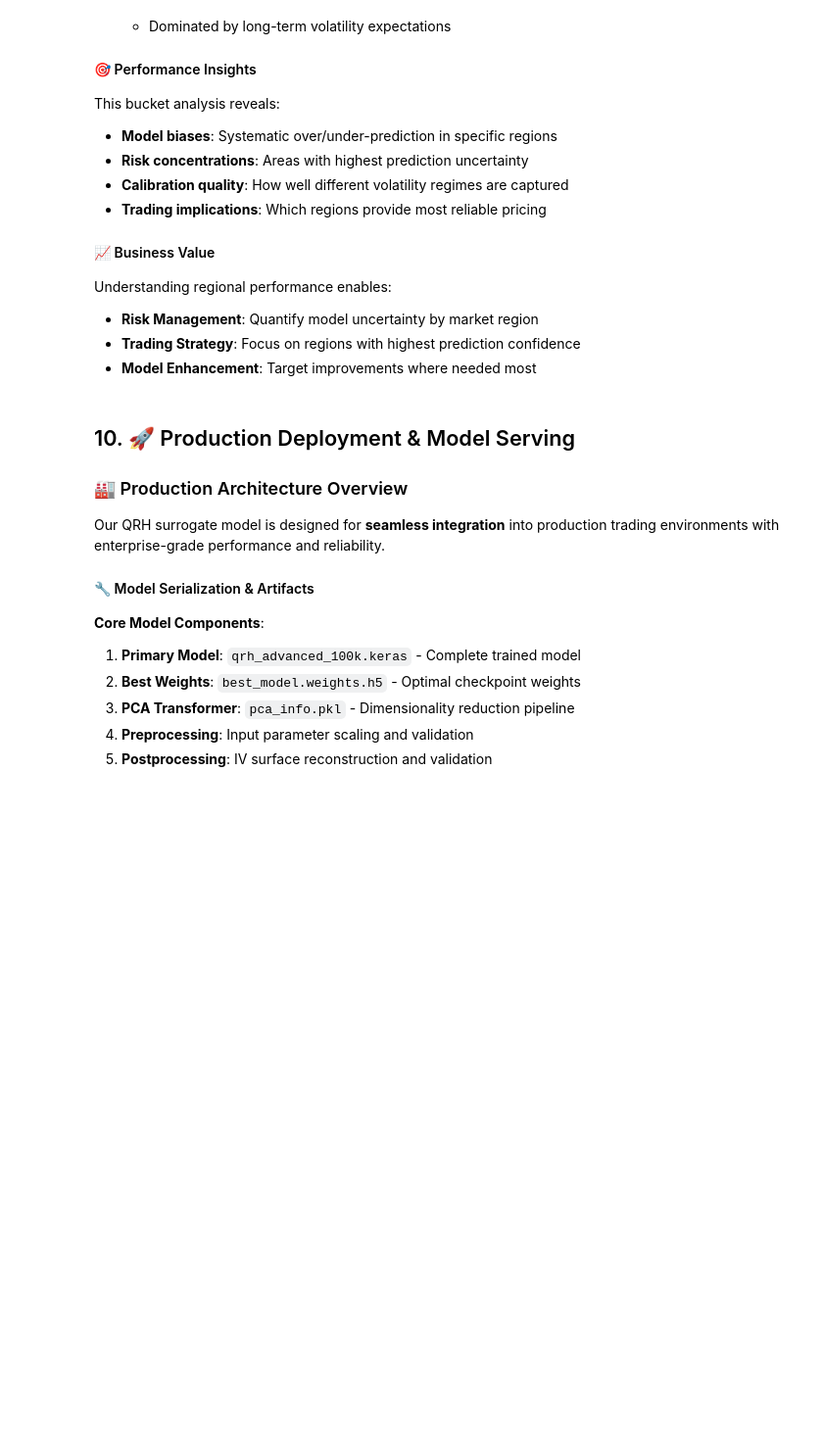
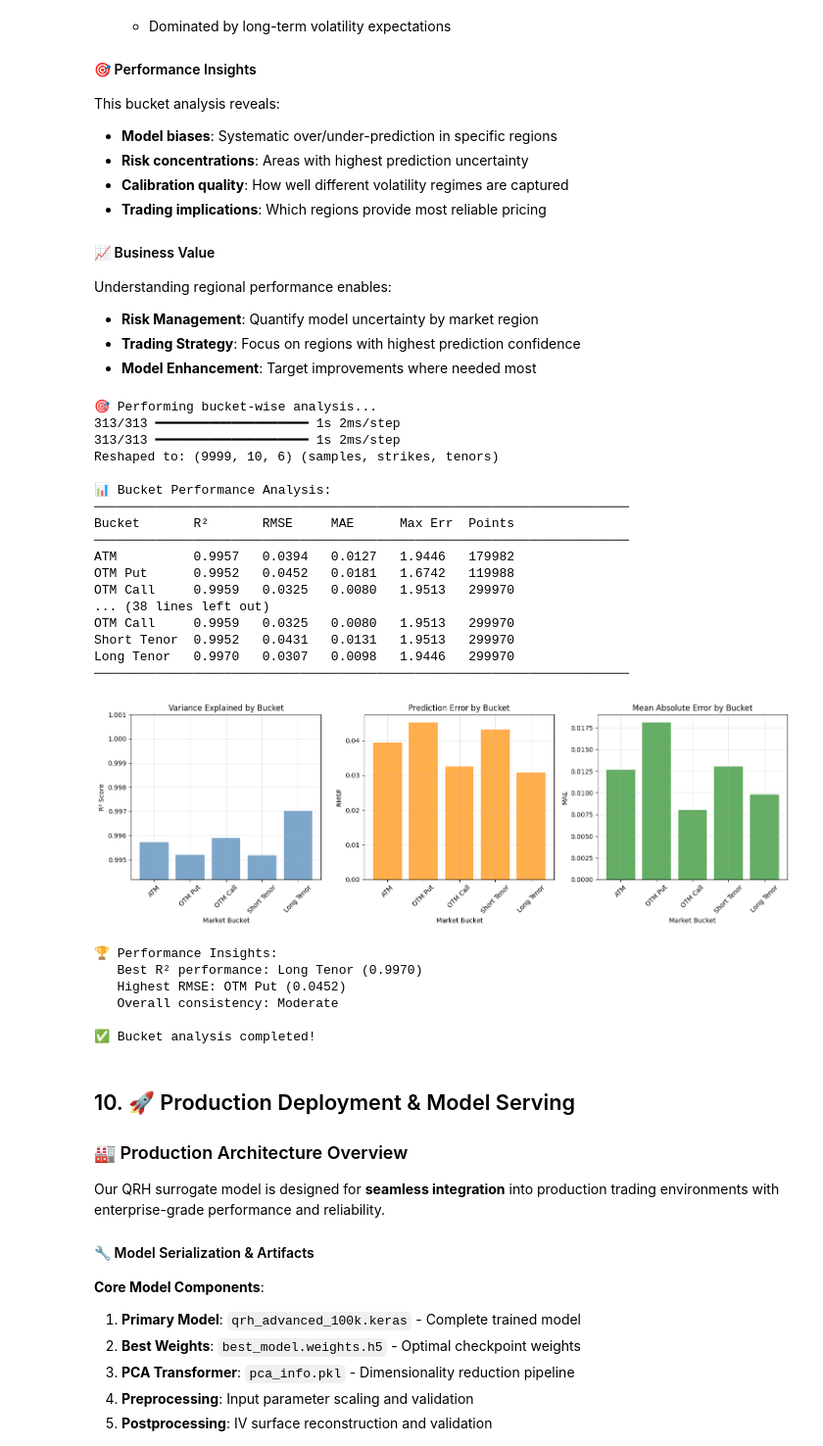
Before and after one commit to dylanng3/qrh-dl-calibration, a Jupyter notebook: notebooks/pipeline.ipynb, the cells around one changed output. Shown at 98% size. Saved outputs shown, nothing was run; the diff lists cells and outputs as text; code cells hidden in the pictures; blank space fills up the shorter version.

```diff
--- a/notebooks/pipeline.ipynb
+++ b/notebooks/pipeline.ipynb
@@ -1002,21 +1156,25 @@ print("🎯 Performing bucket-wise analysis...")
 strikes = np.array([0.8, 0.9, 0.95, 1.0, 1.05, 1.1, 1.2, 1.3, 1.4, 1.5])  # Moneyness
 tenors = np.array([30, 60, 90, 180, 270, 360]) / 365.0  # Years
 
-# Reshape predictions and targets for bucket analysis
-n_samples = test_y.shape[0]
+# Reshape predictions and targets for bucket analysis - USE VALIDATION SET LIKE TRAINING.PY
+n_samples = y_val_raw.shape[0]  # Use validation set like training.py
 n_strikes, n_tenors = len(strikes), len(tenors)
 
 # Ensure we have correct dimensions
 expected_features = n_strikes * n_tenors
-if test_y.shape[1] != expected_features:
-    print(f"⚠️ Adjusting grid size: Expected {expected_features}, got {test_y.shape[1]}")
+if y_val_raw.shape[1] != expected_features:
+    print(f"⚠️ Adjusting grid size: Expected {expected_features}, got {y_val_raw.shape[1]}")
     # Use actual dimensions
-    n_total = test_y.shape[1]
+    n_total = y_val_raw.shape[1]
     n_strikes = 10  # Standard for this project
     n_tenors = n_total // n_strikes
 
-pred_reshaped = test_pred_iv.reshape(n_samples, n_strikes, n_tenors)
-true_reshaped = test_y.reshape(n_samples, n_strikes, n_tenors)
+# Get validation predictions like training.py
+val_pred_pca = model.predict(X_val)
+val_pred_iv = pca_inverse_transform(val_pred_pca, pca_info)
+
+pred_reshaped = val_pred_iv.reshape(n_samples, n_strikes, n_tenors)  # Validation predictions
+true_reshaped = y_val_raw.reshape(n_samples, n_strikes, n_tenors)   # Validation targets
 
 print(f"Reshaped to: {pred_reshaped.shape} (samples, strikes, tenors)")
 
@@ -1111,33 +1269,58 @@ axes[0].set_ylim([min(r2_values) * 0.999, 1.001])
 axes[1].bar(x_pos, rmse_values, alpha=0.7, color='darkorange')
 axes[1].set_xlabel('Market Bucket')
 axes[1].set_ylabel('RMSE')
 axes[1].set_title('Prediction Error by Bucket')
 axes[1].set_xticks(x_pos)
 axes[1].set_xticklabels(bucket_names, rotation=45)
 axes[1].grid(True, alpha=0.3)
 
 # MAE plot
 axes[2].bar(x_pos, mae_values, alpha=0.7, color='forestgreen')
 axes[2].set_xlabel('Market Bucket')
 axes[2].set_ylabel('MAE')
 axes[2].set_title('Mean Absolute Error by Bucket')
 axes[2].set_xticks(x_pos)
 axes[2].set_xticklabels(bucket_names, rotation=45)
 axes[2].grid(True, alpha=0.3)
 
 plt.tight_layout()
 plt.show()
 
 # Performance insights
 best_r2_bucket = max(bucket_results.keys(), key=lambda k: bucket_results[k]['r2'])
 worst_rmse_bucket = max(bucket_results.keys(), key=lambda k: bucket_results[k]['rmse'])
 
 print(f"\n🏆 Performance Insights:")
 print(f"   Best R² performance: {best_r2_bucket} ({bucket_results[best_r2_bucket]['r2']:.4f})")
 print(f"   Highest RMSE: {worst_rmse_bucket} ({bucket_results[worst_rmse_bucket]['rmse']:.4f})")
 print(f"   Overall consistency: {'High' if max(rmse_values) - min(rmse_values) < 0.003 else 'Moderate'}")
 
 print(f"\n✅ Bucket analysis completed!")
+# %% [output]
+🎯 Performing bucket-wise analysis...
+313/313 ━━━━━━━━━━━━━━━━━━━━ 1s 2ms/step
+313/313 ━━━━━━━━━━━━━━━━━━━━ 1s 2ms/step
+Reshaped to: (9999, 10, 6) (samples, strikes, tenors)
+
+📊 Bucket Performance Analysis:
+──────────────────────────────────────────────────────────────────────
+Bucket       R²       RMSE     MAE      Max Err  Points
+──────────────────────────────────────────────────────────────────────
+ATM          0.9957   0.0394   0.0127   1.9446   179982
+OTM Put      0.9952   0.0452   0.0181   1.6742   119988
+OTM Call     0.9959   0.0325   0.0080   1.9513   299970
+... (38 lines left out)
+OTM Call     0.9959   0.0325   0.0080   1.9513   299970
+Short Tenor  0.9952   0.0431   0.0131   1.9513   299970
+Long Tenor   0.9970   0.0307   0.0098   1.9446   299970
+──────────────────────────────────────────────────────────────────────
+[figure, added]
+🏆 Performance Insights:
+   Best R² performance: Long Tenor (0.9970)
+   Highest RMSE: OTM Put (0.0452)
+   Overall consistency: Moderate
+
+✅ Bucket analysis completed!
 # %% [markdown]
 ## 10. 🚀 Production Deployment & Model Serving
 
```
Also changed, not shown: parts of 15 cells of this notebook, 25 other files.
